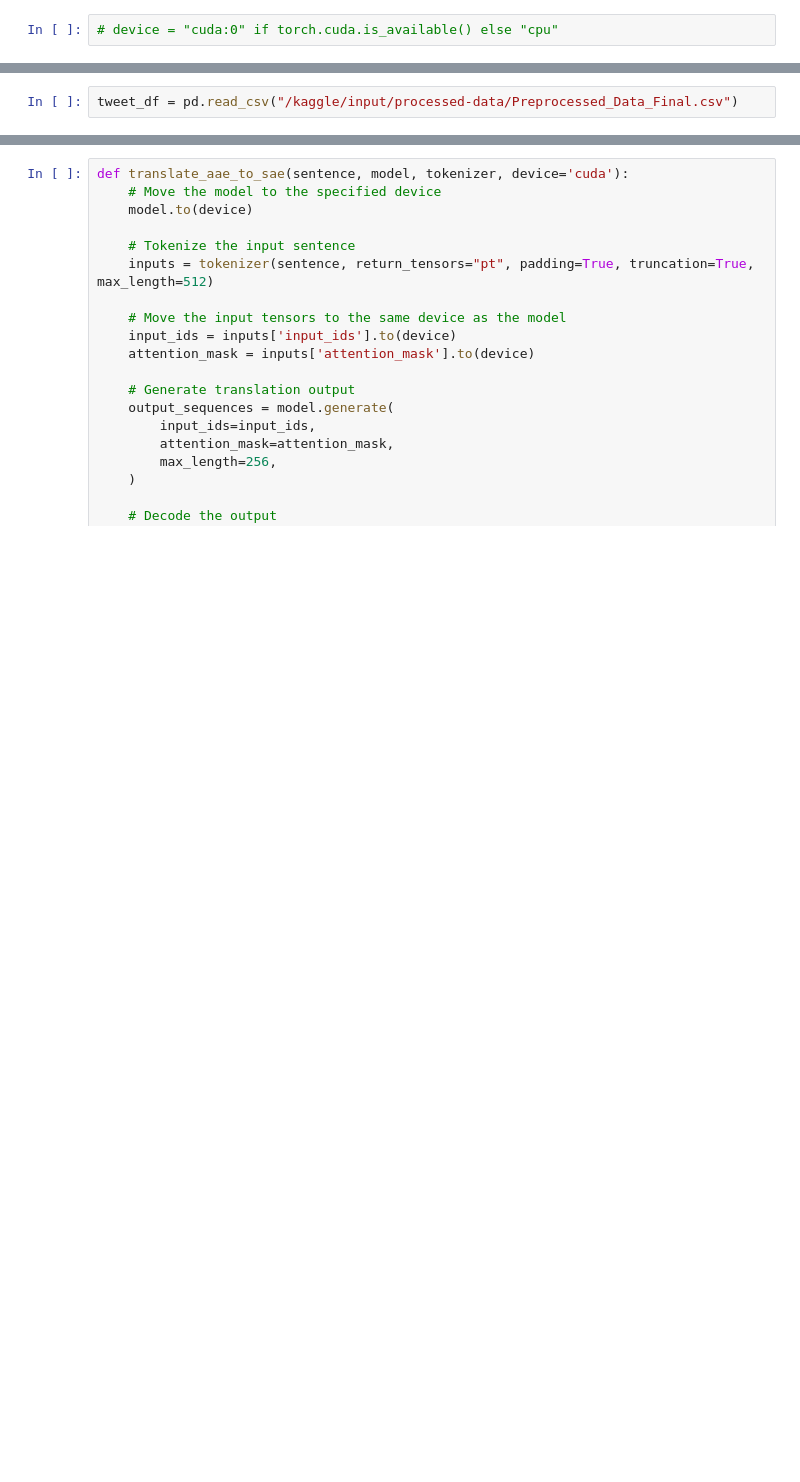
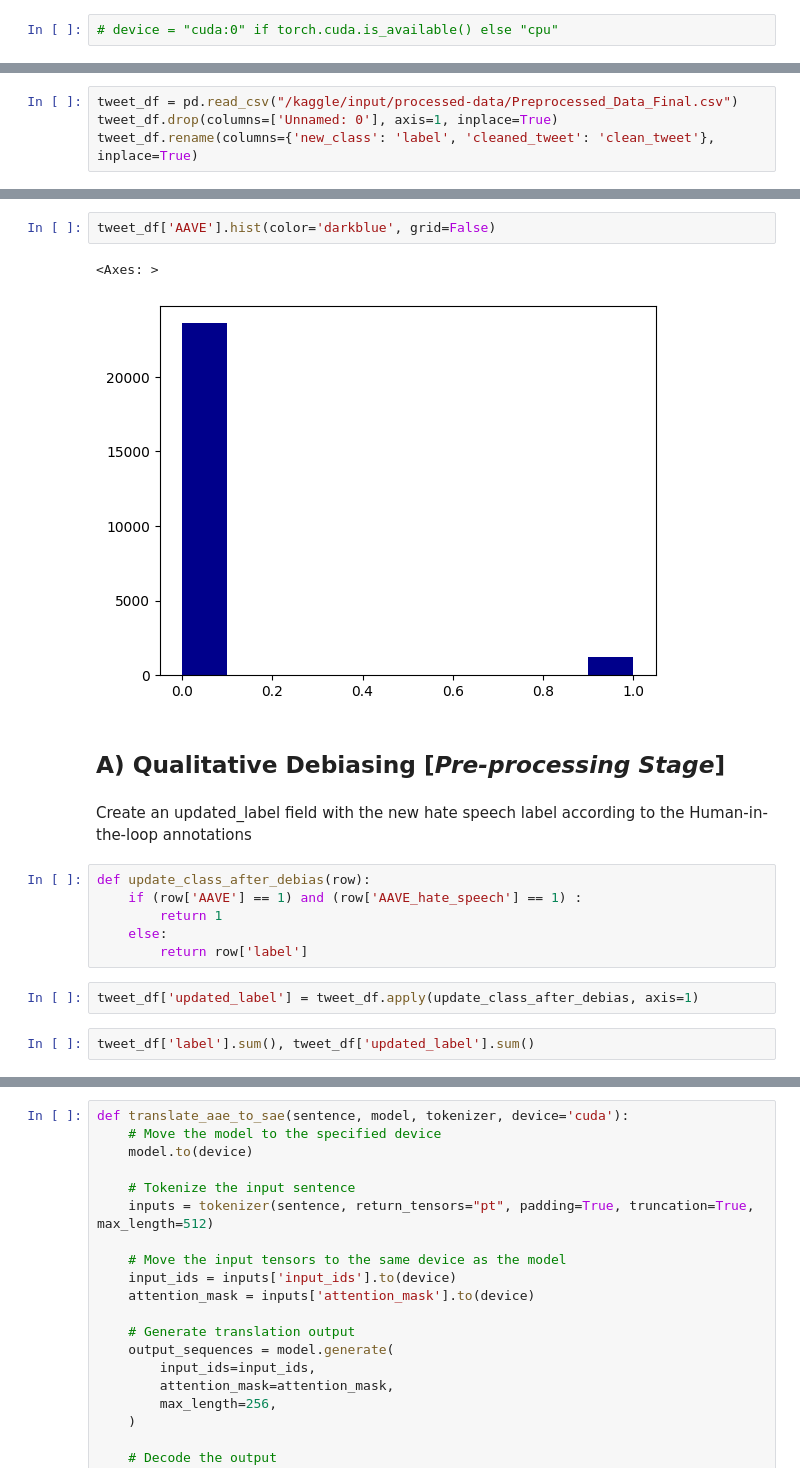
Before and after one commit to sheetal-srivastava/hate-speech-debiasing, a Jupyter notebook: hate-speech-debias.ipynb, the cells around one changed output, grey strips where cells are left out. Drawn from its saved outputs; the diff is of its cells as text; blank space fills up the shorter version.

```diff
--- a/hate-speech-debias.ipynb
+++ b/hate-speech-debias.ipynb
@@ -36,2 +32,4 @@ Found device: Tesla T4, n_gpu: 2
 # %%
 tweet_df = pd.read_csv("/kaggle/input/processed-data/Preprocessed_Data_Final.csv")
+tweet_df.drop(columns=['Unnamed: 0'], axis=1, inplace=True)
+tweet_df.rename(columns={'new_class': 'label', 'cleaned_tweet': 'clean_tweet'}, inplace=True)
@@ -37,0 +52,19 @@ tweet_df = pd.read_csv("/kaggle/input/processed-data/Preprocessed_Data_Final.csv
+# %%
+tweet_df['AAVE'].hist(color='darkblue', grid=False)
+# %% [output]
+<Axes: >
+[figure, added]
+# %% [markdown]
+## A) Qualitative Debiasing  [*Pre-processing Stage*]
+# %% [markdown]
+Create an updated_label field with the new hate speech label according to the Human-in-the-loop annotations
+# %%
+def update_class_after_debias(row):
+    if (row['AAVE'] == 1) and (row['AAVE_hate_speech'] == 1) :
+        return 1
+    else:
+        return row['label']
+# %%
+tweet_df['updated_label'] = tweet_df.apply(update_class_after_debias, axis=1)
+# %%
+tweet_df['label'].sum(), tweet_df['updated_label'].sum()
```
Also changed, not shown: parts of 103 cells of this notebook, 2 other files.
